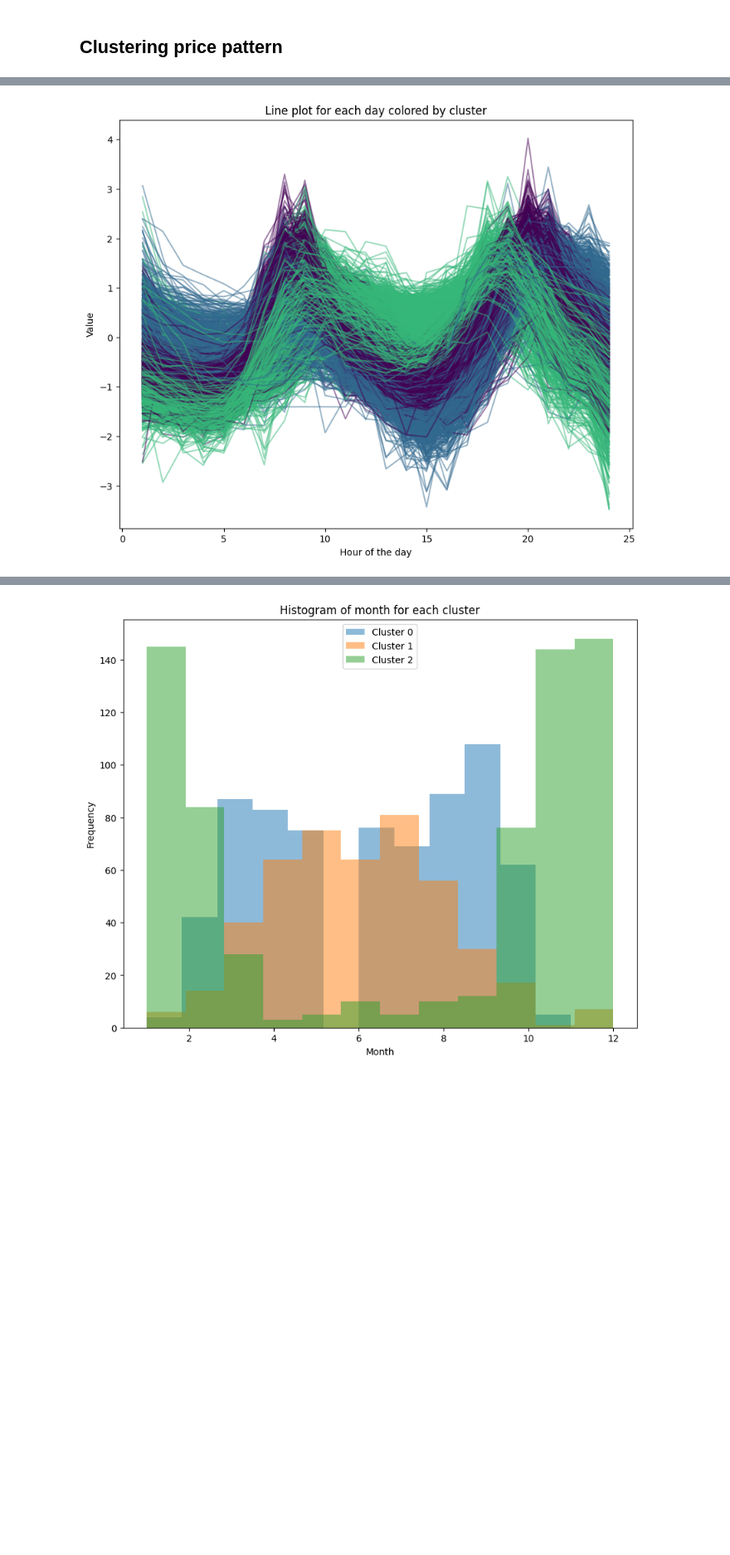
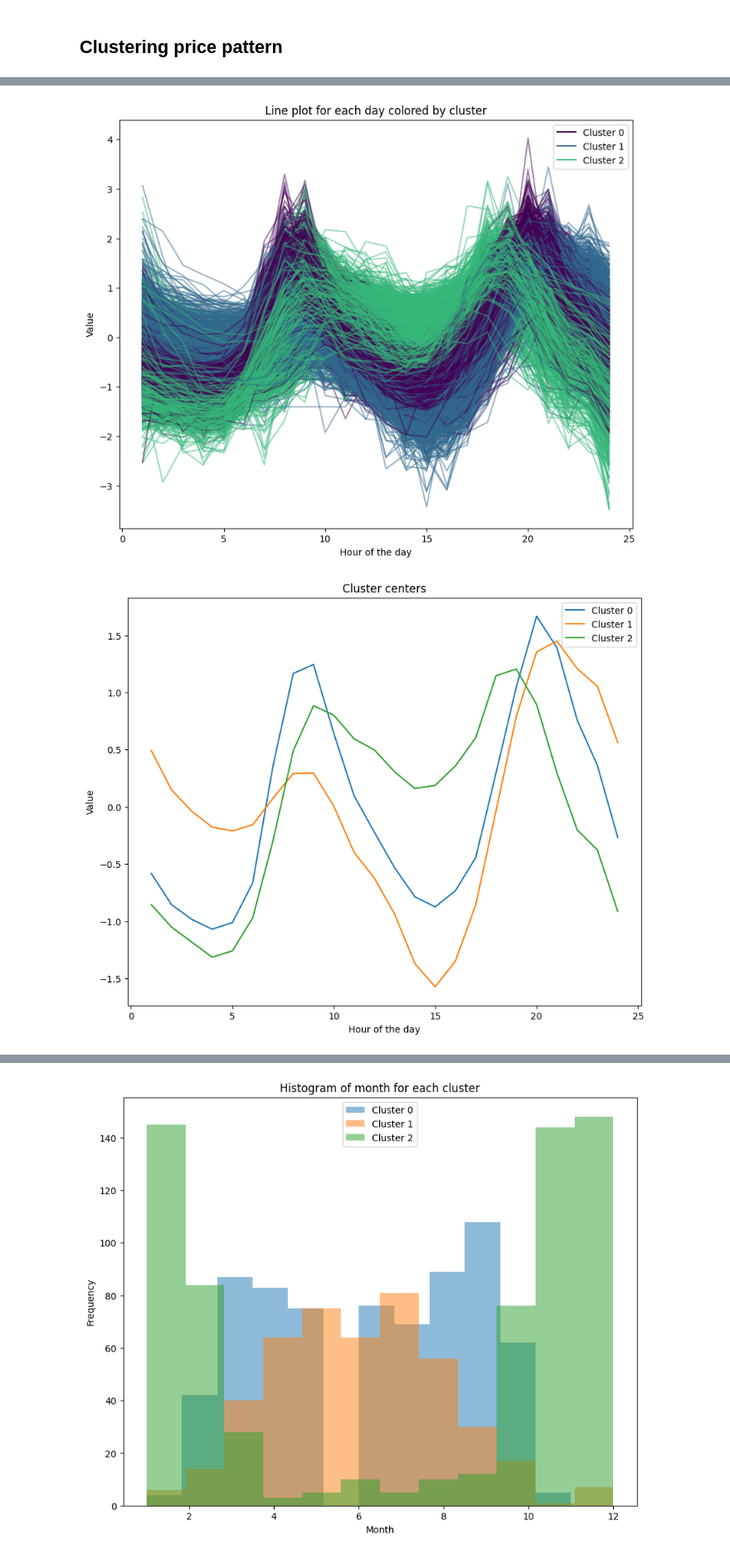
Before and after one commit to Linkschris/AdvancedBA, a Jupyter notebook: final_project/submission_notebook.ipynb, the cells around one changed output, grey strips where cells are left out. Shown at 83% size. Drawn from its saved outputs; the diff is of its cells as text; code cells hidden in the pictures; blank space fills up the shorter version.

```diff
--- a/final_project/submission_notebook.ipynb
+++ b/final_project/submission_notebook.ipynb
@@ -256,22 +245,36 @@ prices_df = pd.DataFrame(prices_tab, index=prices_tab.index, columns=prices_tab.
 # %%
 n_clusters=3
 
-kmeans = KMeans(n_clusters=n_clusters, random_state=0, n_init=10, max_iter=1000)
+kmeans = KMeans(n_clusters=n_clusters, random_state=0, n_init=1000, max_iter=10000)
 kmeans.fit(prices_df.iloc[:, :24])
 prices_df['cluster'] = kmeans.labels_
 
-# Assuming the columns representing hours are named as 'H1', 'H2', ..., 'H24'
 hours = range(1, 25)
 
 plt.figure(figsize=(10, 8))
 
 # Plot a line for each day
 for i in range(prices_df.shape[0]):
     plt.plot(hours, prices_df.iloc[i, :24], color=plt.cm.viridis(prices_df.iloc[i, -1]/3), alpha=0.5)
 
+#make legend for the colours
+for i in range(n_clusters):
+    plt.plot([], [], color=plt.cm.viridis(i/3), label='Cluster {}'.format(i))
+
 plt.xlabel('Hour of the day')
 plt.ylabel('Value')
 plt.title('Line plot for each day colored by cluster')
+plt.legend()
 plt.show()
+
+#plot kmeans.cluster_centers_
+plt.figure(figsize=(10, 8))
+plt.plot(hours, kmeans.cluster_centers_.T)
+plt.xlabel('Hour of the day')
+plt.ylabel('Value')
+plt.title('Cluster centers')
+plt.legend(['Cluster 0', 'Cluster 1', 'Cluster 2'])
+plt.show()
 # %% [output]
-[figure, old version]
+[figure, new version]
+[figure, added]
```
Also changed, not shown: parts of 24 cells of this notebook, 11 other files.
